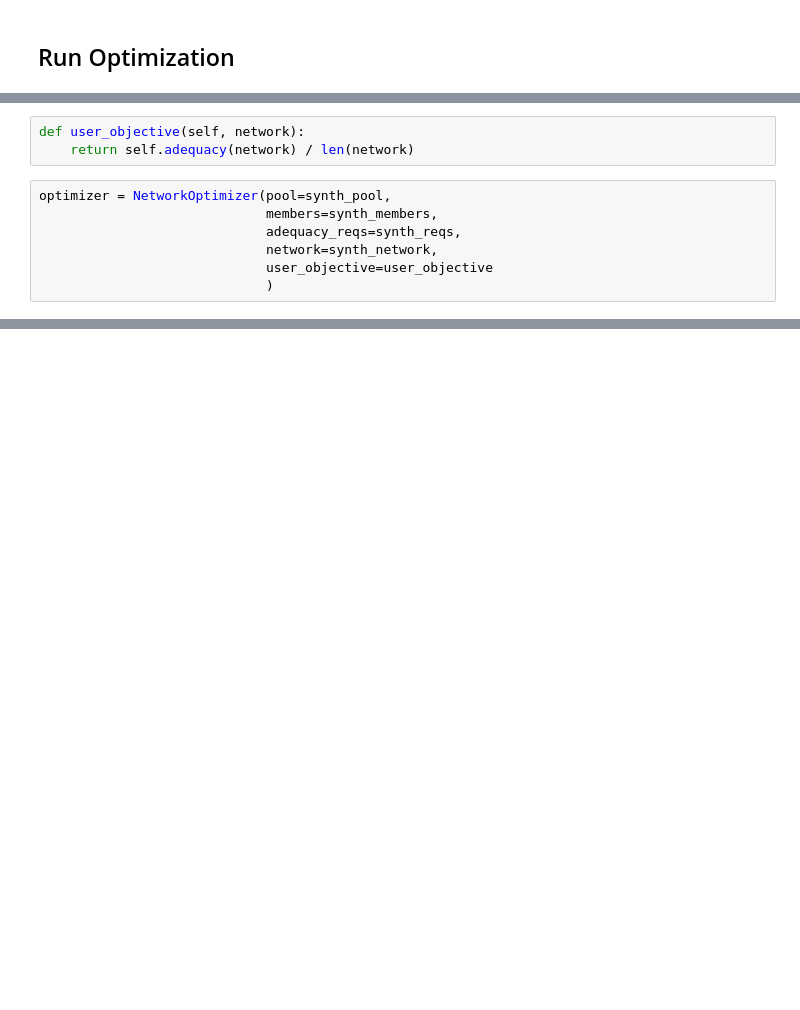
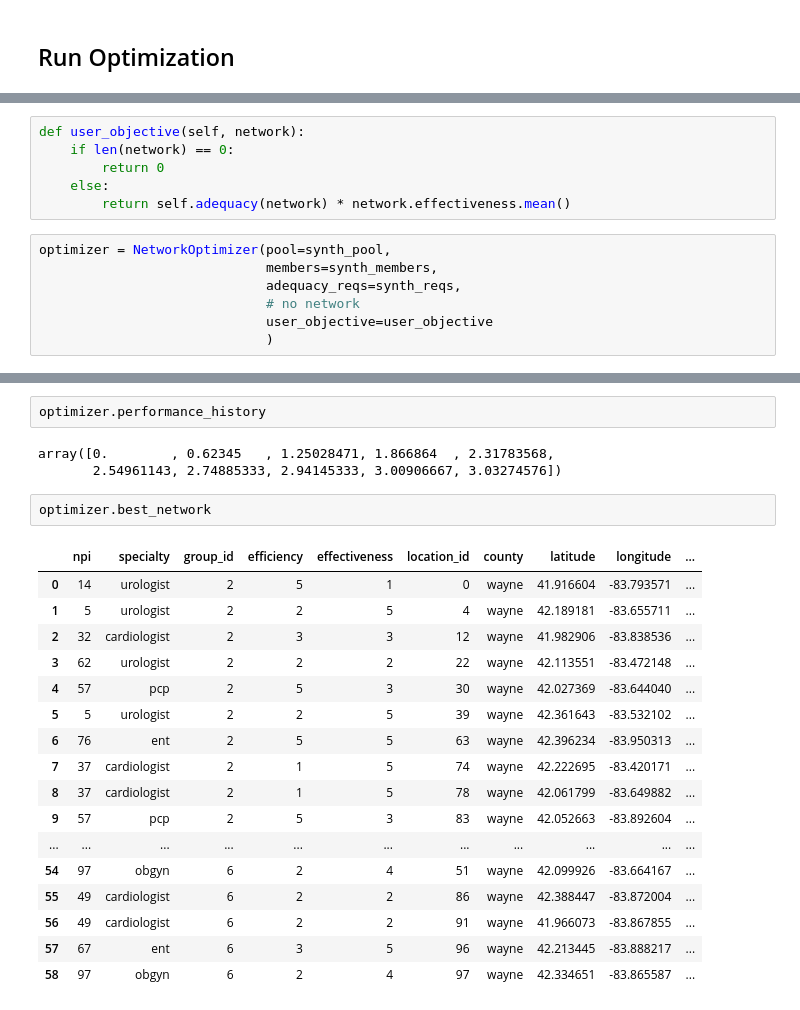
Before and after one commit to andrewdoto13/network_optimization, a Jupyter notebook: src/test_optimizer.ipynb, the cells around one changed output, grey strips where cells are left out. Drawn from its saved outputs; the diff is of its cells as text; blank space fills up the shorter version.

```diff
--- a/src/test_optimizer.ipynb
+++ b/src/test_optimizer.ipynb
@@ -114,11 +102,14 @@ optimizer.move_tracker
 # %%
 def user_objective(self, network):
-    return self.adequacy(network) / len(network)
+    if len(network) == 0:
+        return 0
+    else:
+        return self.adequacy(network) * network.effectiveness.mean()
 # %%
 optimizer = NetworkOptimizer(pool=synth_pool,
                              members=synth_members,
                              adequacy_reqs=synth_reqs,
-                             network=synth_network,
+                             # no network
                              user_objective=user_objective
                              )
 # %%
@@ -156,0 +152,25 @@ Network size: 900
+# %%
+optimizer.performance_history
+# %% [output]
+array([0.        , 0.62345   , 1.25028471, 1.866864  , 2.31783568,
+       2.54961143, 2.74885333, 2.94145333, 3.00906667, 3.03274576])
+# %%
+optimizer.best_network
+# %% [output]
+|  | npi | specialty | group_id | efficiency | effectiveness | location_id | county | latitude | longitude | ... |
+| 0 | 14 | urologist | 2 | 5 | 1 | 0 | wayne | 41.916604 | -83.793571 | ... |
+| 1 | 5 | urologist | 2 | 2 | 5 | 4 | wayne | 42.189181 | -83.655711 | ... |
+| 2 | 32 | cardiologist | 2 | 3 | 3 | 12 | wayne | 41.982906 | -83.838536 | ... |
+| 3 | 62 | urologist | 2 | 2 | 2 | 22 | wayne | 42.113551 | -83.472148 | ... |
+| 4 | 57 | pcp | 2 | 5 | 3 | 30 | wayne | 42.027369 | -83.644040 | ... |
+| 5 | 5 | urologist | 2 | 2 | 5 | 39 | wayne | 42.361643 | -83.532102 | ... |
+| 6 | 76 | ent | 2 | 5 | 5 | 63 | wayne | 42.396234 | -83.950313 | ... |
+| 7 | 37 | cardiologist | 2 | 1 | 5 | 74 | wayne | 42.222695 | -83.420171 | ... |
+| 8 | 37 | cardiologist | 2 | 1 | 5 | 78 | wayne | 42.061799 | -83.649882 | ... |
+| 9 | 57 | pcp | 2 | 5 | 3 | 83 | wayne | 42.052663 | -83.892604 | ... |
+| ... | ... | ... | ... | ... | ... | ... | ... | ... | ... | ... |
+| 54 | 97 | obgyn | 6 | 2 | 4 | 51 | wayne | 42.099926 | -83.664167 | ... |
+| 55 | 49 | cardiologist | 6 | 2 | 2 | 86 | wayne | 42.388447 | -83.872004 | ... |
+| 56 | 49 | cardiologist | 6 | 2 | 2 | 91 | wayne | 41.966073 | -83.867855 | ... |
+| 57 | 67 | ent | 6 | 3 | 5 | 96 | wayne | 42.213445 | -83.888217 | ... |
+| 58 | 97 | obgyn | 6 | 2 | 4 | 97 | wayne | 42.334651 | -83.865587 | ... |
```
Also changed, not shown: parts of 18 cells of this notebook, 7 other files.
